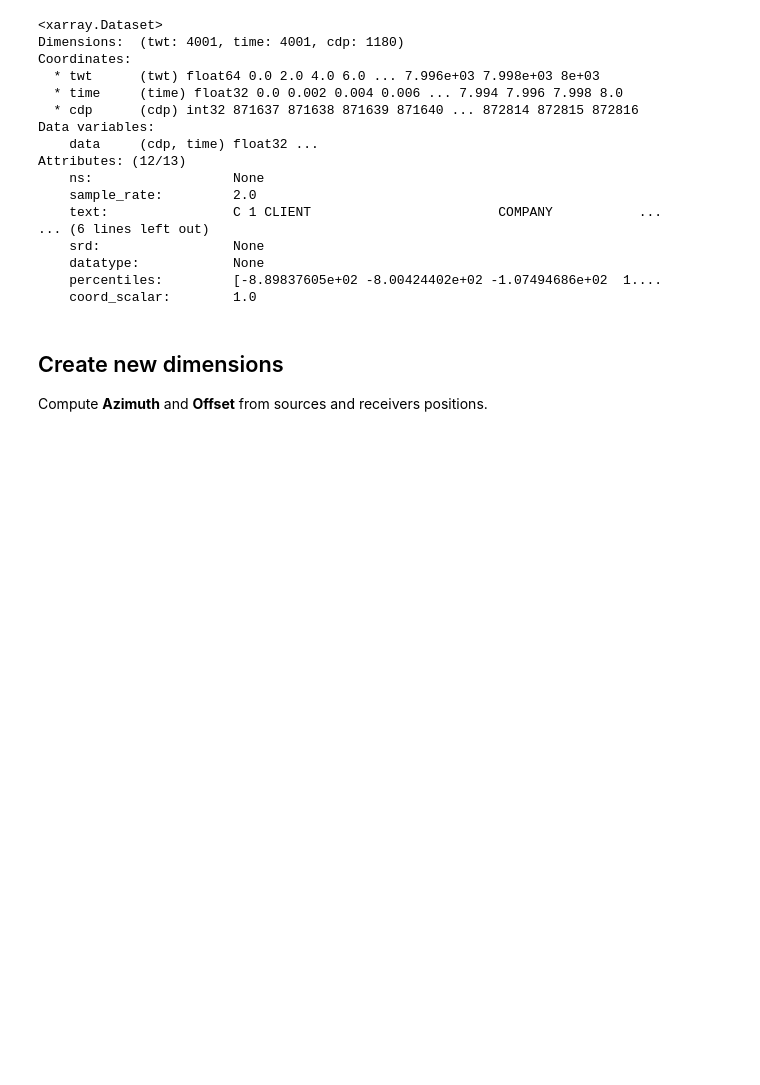
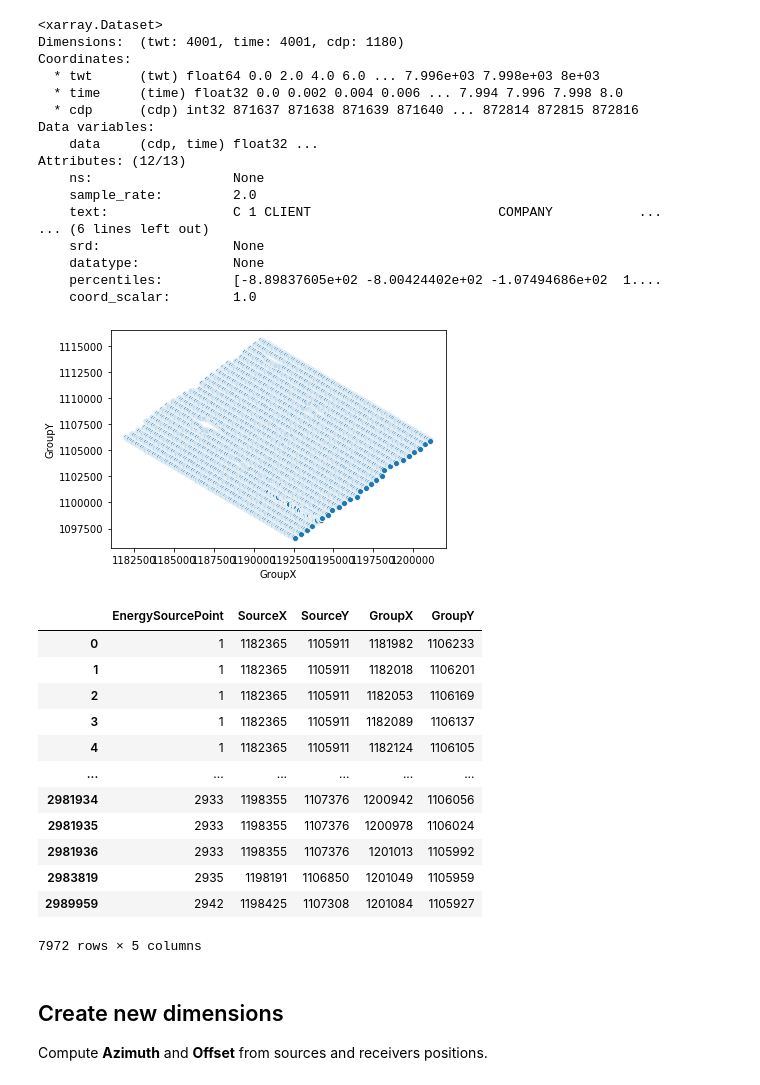
Before and after one commit to Ivanjav/SW_Inversion_3D_Data, a Jupyter notebook: Preproceso.ipynb, the cells around one changed output. Saved outputs shown, nothing was run; the diff lists cells and outputs as text; code cells hidden in the pictures; blank space fills up the shorter version.

```diff
--- a/Preproceso.ipynb
+++ b/Preproceso.ipynb
@@ -34,6 +34,26 @@ Attributes: (12/13)
     datatype:            None
     percentiles:         [-8.89837605e+02 -8.00424402e+02 -1.07494686e+02  1....
     coord_scalar:        1.0
+# %%
+rec_pos=sou_rec_pos.drop_duplicates(subset=['GroupX','GroupY'])
+sns.scatterplot(data=rec_pos, x="GroupX", y="GroupY")
+plt.show()
+rec_pos
+# %% [output]
+[figure, added]
+|  | EnergySourcePoint | SourceX | SourceY | GroupX | GroupY |
+| 0 | 1 | 1182365 | 1105911 | 1181982 | 1106233 |
+| 1 | 1 | 1182365 | 1105911 | 1182018 | 1106201 |
+| 2 | 1 | 1182365 | 1105911 | 1182053 | 1106169 |
+| 3 | 1 | 1182365 | 1105911 | 1182089 | 1106137 |
+| 4 | 1 | 1182365 | 1105911 | 1182124 | 1106105 |
+| ... | ... | ... | ... | ... | ... |
+| 2981934 | 2933 | 1198355 | 1107376 | 1200942 | 1106056 |
+| 2981935 | 2933 | 1198355 | 1107376 | 1200978 | 1106024 |
+| 2981936 | 2933 | 1198355 | 1107376 | 1201013 | 1105992 |
+| 2983819 | 2935 | 1198191 | 1106850 | 1201049 | 1105959 |
+| 2989959 | 2942 | 1198425 | 1107308 | 1201084 | 1105927 |
+7972 rows × 5 columns
 # %% [markdown]
 ## Create new dimensions
 Compute **Azimuth** and **Offset** from sources and receivers positions.
```
Also changed, not shown: parts of 12 cells of this notebook, 3 other files.
